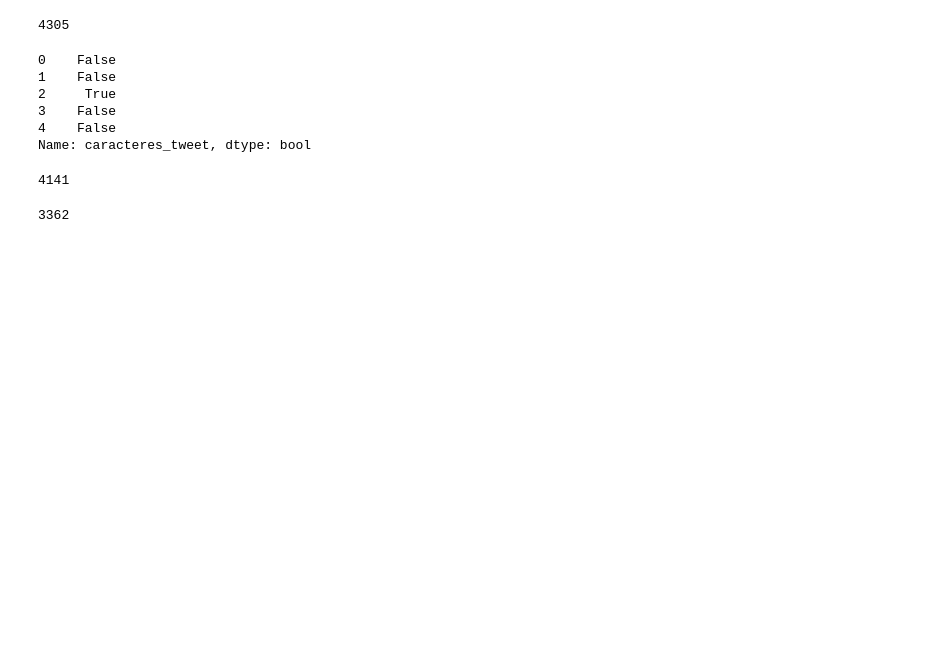
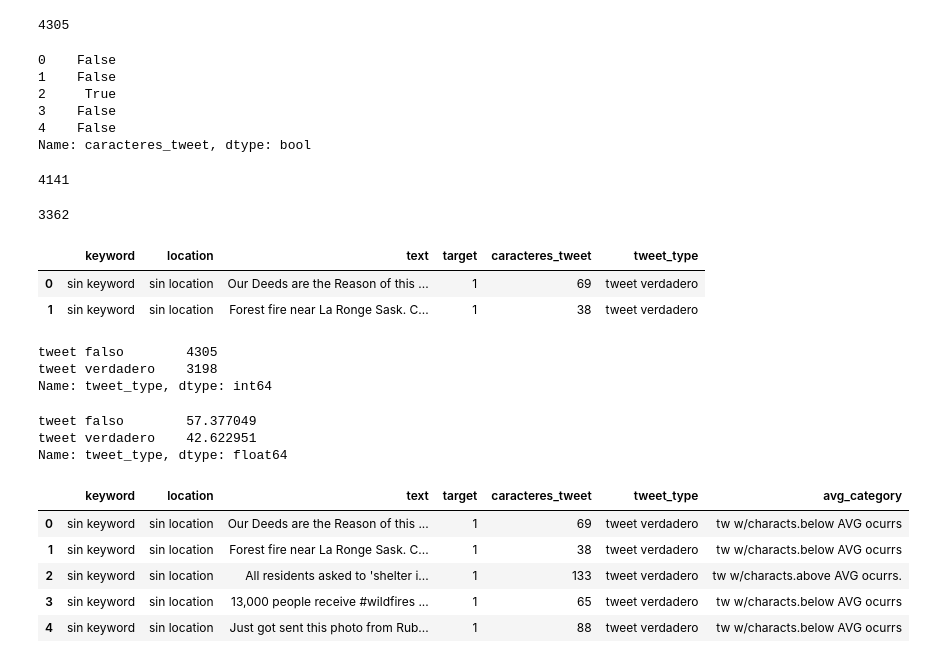
Before and after one commit to elemi10/7506-TP-Org-de-datos, a Jupyter notebook: TP1_Mas_ordenado.ipynb, the cells around one changed output. Drawn from its saved outputs; the diff is of its cells as text; code cells hidden in the pictures; blank space fills up the shorter version.

```diff
--- a/TP1_Mas_ordenado.ipynb
+++ b/TP1_Mas_ordenado.ipynb
@@ -219,3 +219,38 @@ tweets_menor_promedio=df_train['caracteres_tweet']<(df_train_mean)
 tweets_menor_promedio.sum()
 # %% [output]
 3362
+# %%
+# Por un tema de comodidad, creo una nueva columna con la referencia al valor booleano de la variable 'target'.
+# 0=tweet falso | 1=tweet verdadero
+df_train['tweet_type']=np.where(df_train['target']==1,"tweet verdadero","tweet falso")
+df_train.head(2)
+# %% [output]
+|  | keyword | location | text | target | caracteres_tweet | tweet_type |
+| 0 | sin keyword | sin location | Our Deeds are the Reason of this ... | 1 | 69 | tweet verdadero |
+| 1 | sin keyword | sin location | Forest fire near La Ronge Sask. C... | 1 | 38 | tweet verdadero |
+# %%
+# Reverifico
+pd.value_counts(df_train['tweet_type'])
+# %% [output]
+tweet falso        4305
+tweet verdadero    3198
+Name: tweet_type, dtype: int64
+# %%
+# Armo una tabla de frecuencia de las variables
+100*df_train['tweet_type'].value_counts()/len(df_train['tweet_type'])
+# %% [output]
+tweet falso        57.377049
+tweet verdadero    42.622951
+Name: tweet_type, dtype: float64
+# %%
+# Agrego una categoría para agrupar por promedio
+df_train['avg_category']=np.where(df_train['caracteres_tweet']>=(df_train_mean)\
+                                  ,"tw w/characts.above AVG ocurrs.","tw w/characts.below AVG ocurrs")
+df_train.head()
+# %% [output]
+|  | keyword | location | text | target | caracteres_tweet | tweet_type | avg_category |
+| 0 | sin keyword | sin location | Our Deeds are the Reason of this ... | 1 | 69 | tweet verdadero | tw w/characts.below AVG ocurrs |
+| 1 | sin keyword | sin location | Forest fire near La Ronge Sask. C... | 1 | 38 | tweet verdadero | tw w/characts.below AVG ocurrs |
+| 2 | sin keyword | sin location | All residents asked to 'shelter i... | 1 | 133 | tweet verdadero | tw w/characts.above AVG ocurrs. |
+| 3 | sin keyword | sin location | 13,000 people receive #wildfires ... | 1 | 65 | tweet verdadero | tw w/characts.below AVG ocurrs |
+| 4 | sin keyword | sin location | Just got sent this photo from Rub... | 1 | 88 | tweet verdadero | tw w/characts.below AVG ocurrs |
```
Also changed, not shown: parts of 2 cells of this notebook.
